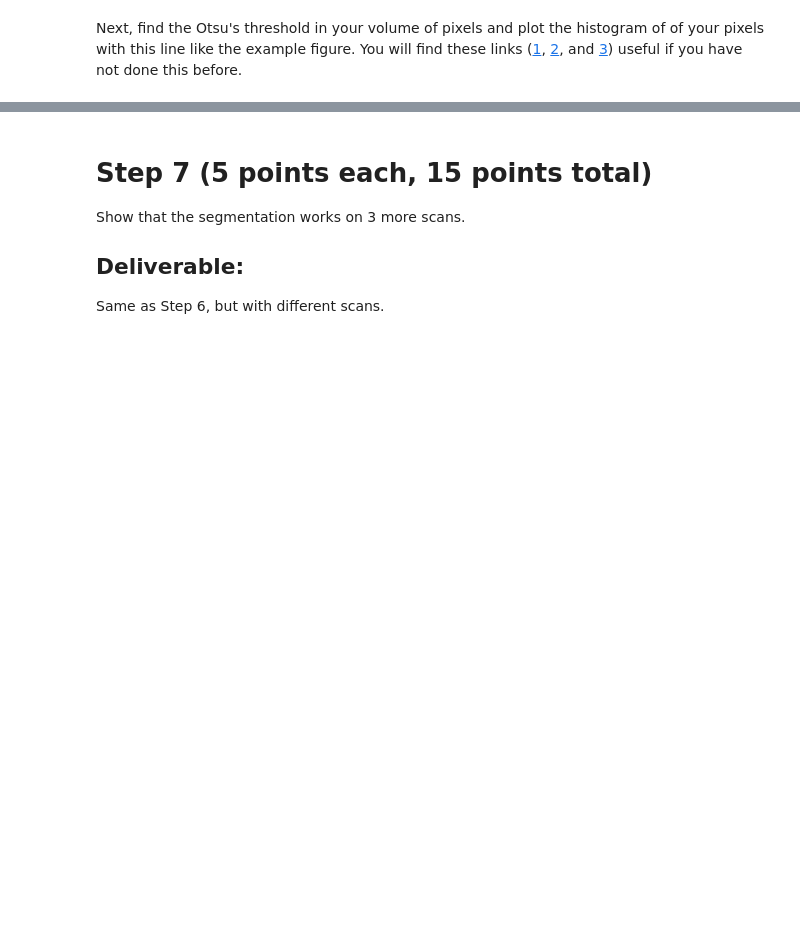
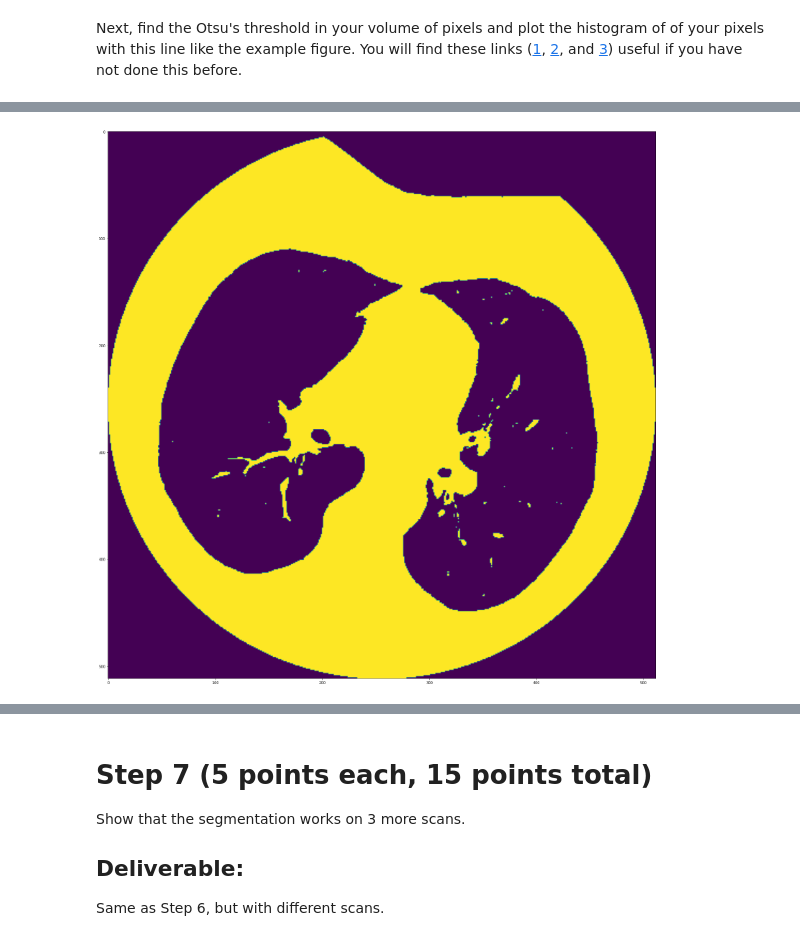
Before and after one commit to aaronsossin/assignment1_medical_imaging, a Jupyter notebook: BMI260_Problem_Set_1.ipynb, the cells around one changed output, grey strips where cells are left out. Cells and saved outputs as stored; diff of their text form; code cells hidden in the pictures; blank space fills up the shorter version.

```diff
--- a/BMI260_Problem_Set_1.ipynb
+++ b/BMI260_Problem_Set_1.ipynb
@@ -339,9 +383,12 @@ Display for us one slice of the CT scan showing a binary image after applying th
 # %%
 ### WRITE CODE IN HERE. You can have up to 2 cells for this question, but only one is required #######
 
-
+plt.imshow(volCT[50,:,:] > thresh)
+plt.rcParams['figure.figsize'] = (15,9)
 
 ######################################################################################################
+# %% [output]
+[figure, added]
 # %% [markdown]
 # Step 6 (30 points)
 
```
Also changed, not shown: parts of 12 cells of this notebook.
